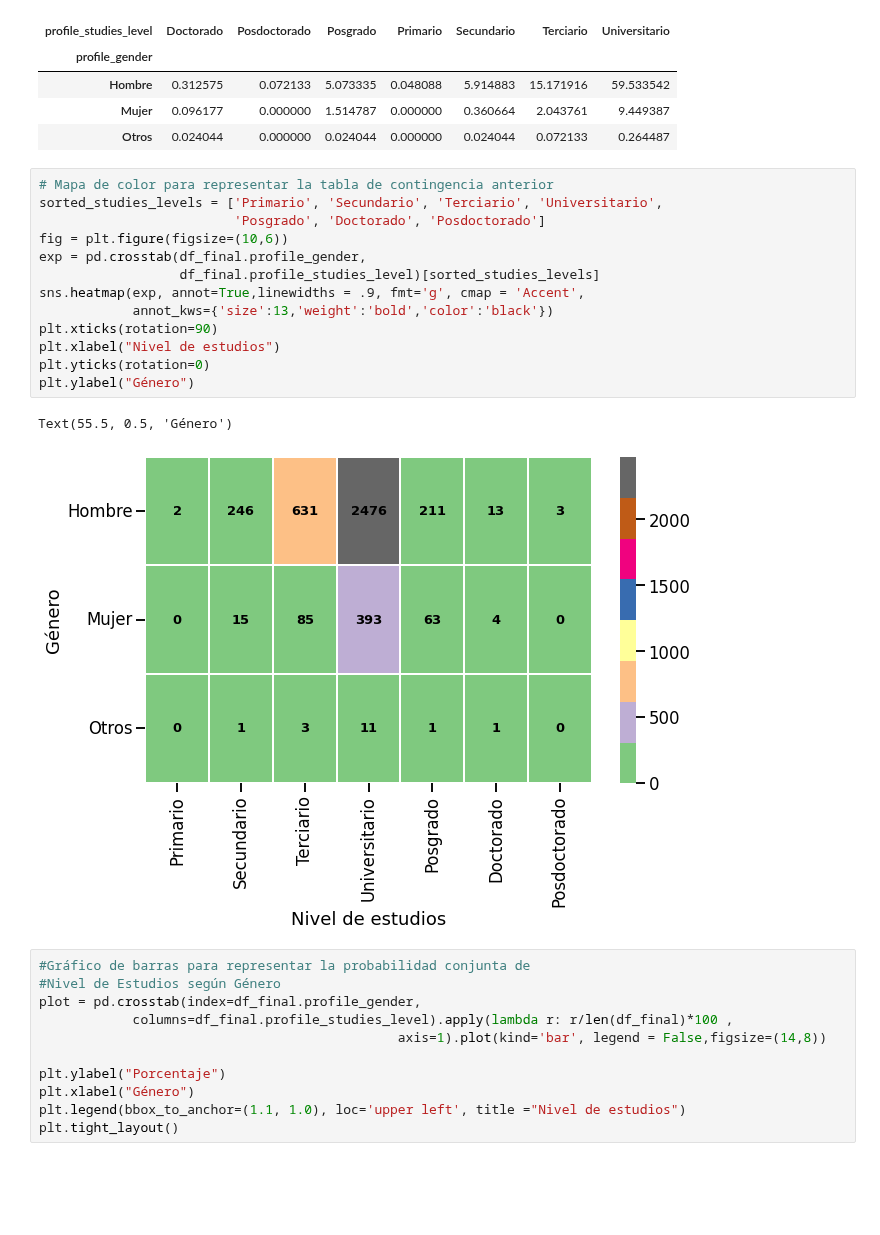
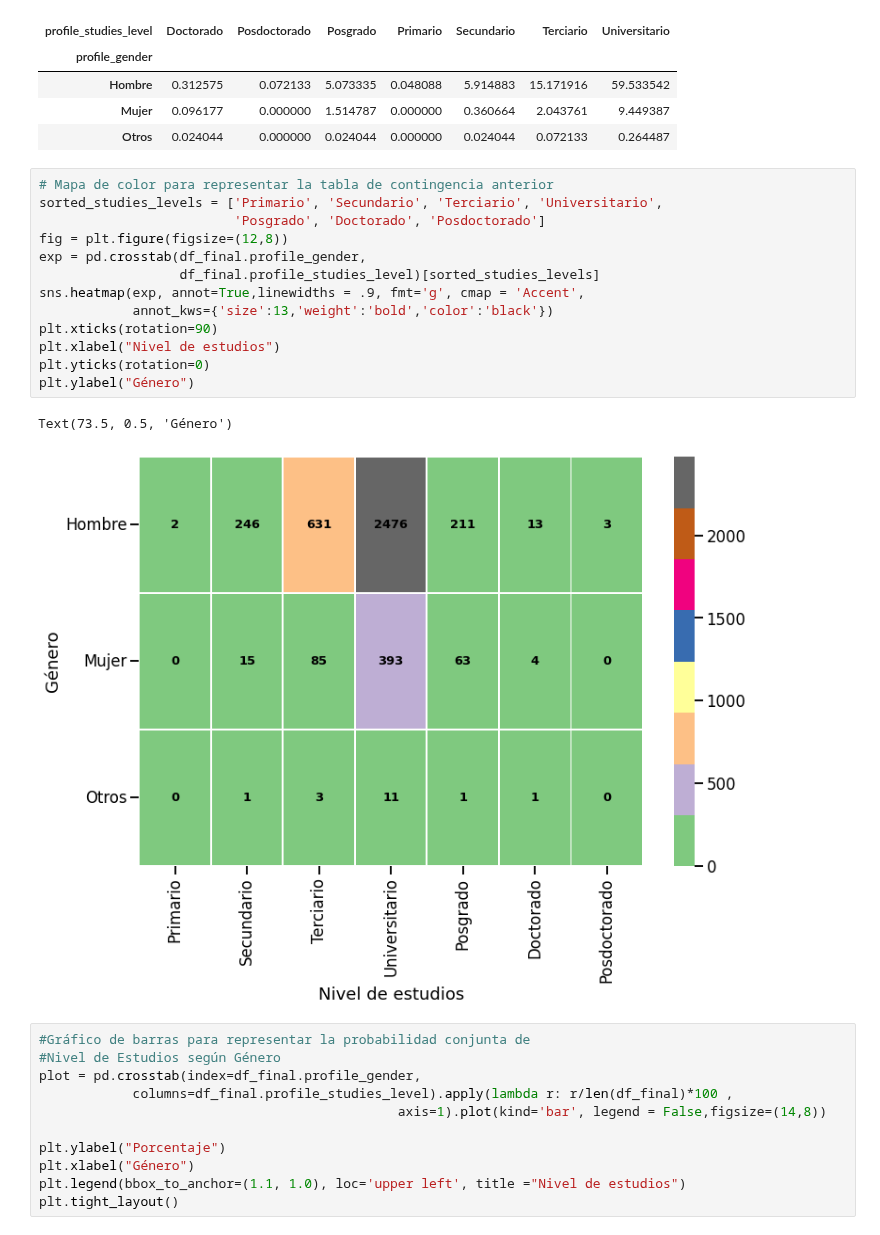
Before and after one commit to pablonicolasr/diplodatos-ayvd-2022-grupo32, a Jupyter notebook: BorradorPráctico1_v3.ipynb, the cells around one changed output. Saved outputs shown, nothing was run; the diff lists cells and outputs as text; blank space fills up the shorter version.

```diff
--- a/BorradorPráctico1_v3.ipynb
+++ b/BorradorPráctico1_v3.ipynb
@@ -456,19 +456,19 @@ pd.crosstab(index=df_final.profile_gender,
 # %%
 # Mapa de color para representar la tabla de contingencia anterior
 sorted_studies_levels = ['Primario', 'Secundario', 'Terciario', 'Universitario',
                          'Posgrado', 'Doctorado', 'Posdoctorado']
-fig = plt.figure(figsize=(10,6))
+fig = plt.figure(figsize=(12,8))
 exp = pd.crosstab(df_final.profile_gender,
                   df_final.profile_studies_level)[sorted_studies_levels]
 sns.heatmap(exp, annot=True,linewidths = .9, fmt='g', cmap = 'Accent',
             annot_kws={'size':13,'weight':'bold','color':'black'})
 plt.xticks(rotation=90)
 plt.xlabel("Nivel de estudios")
 plt.yticks(rotation=0)
 plt.ylabel("Género")
 # %% [output]
-Text(55.5, 0.5, 'Género')
+Text(73.5, 0.5, 'Género')
-[figure, old version]
+[figure, new version]
 # %%
 #Gráfico de barras para representar la probabilidad conjunta de
 #Nivel de Estudios según Género
```
